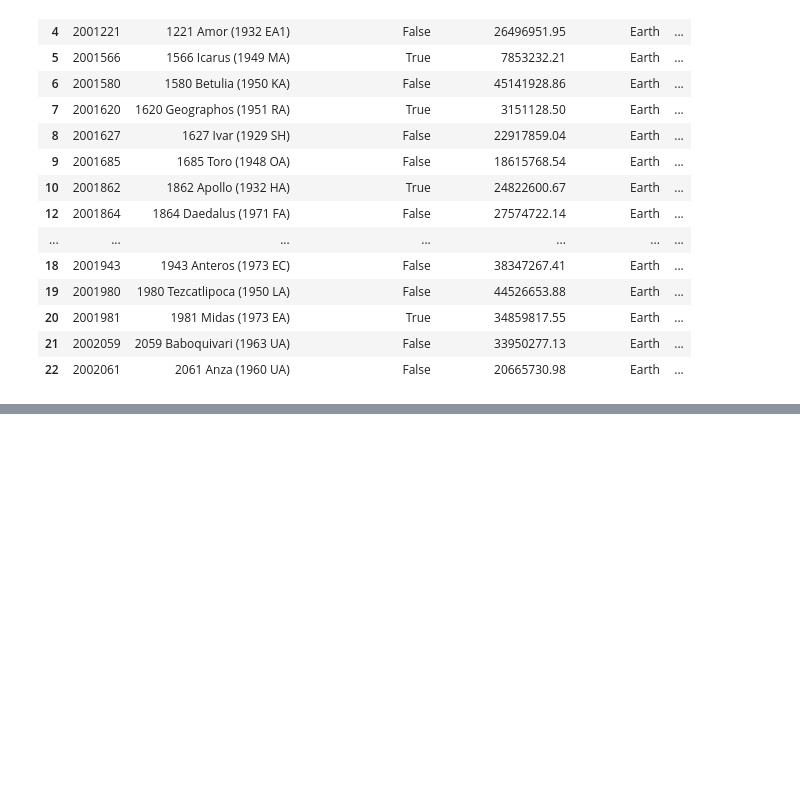
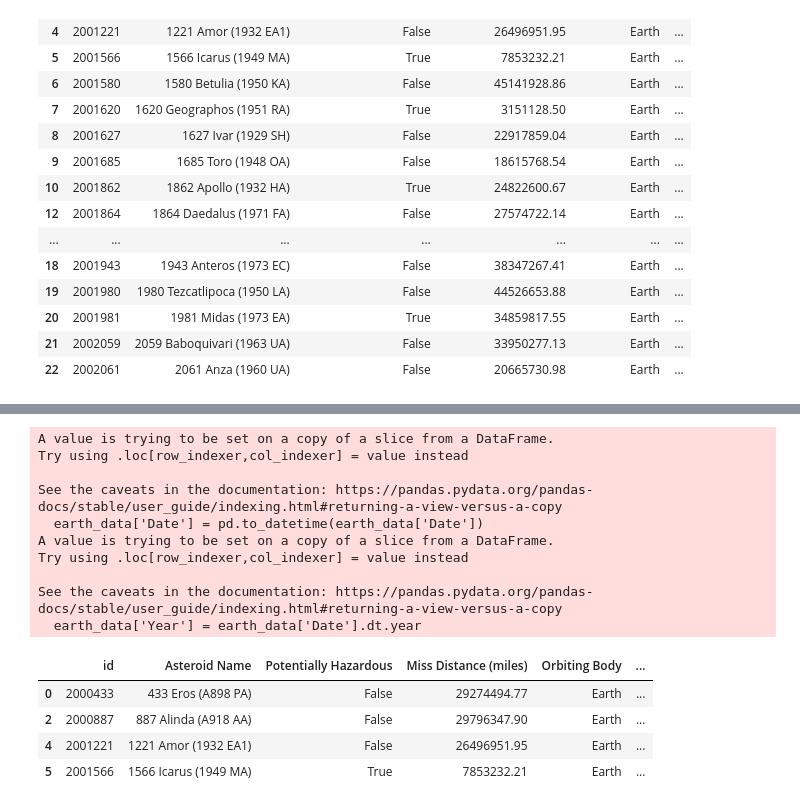
Before and after one commit to Bulaque/Team-2, a Jupyter notebook: Nasa_Analysis.ipynb, the cells around one changed output, grey strips where cells are left out. Cells and saved outputs as stored; diff of their text form; code cells hidden in the pictures; blank space fills up the shorter version.

```diff
--- a/Nasa_Analysis.ipynb
+++ b/Nasa_Analysis.ipynb
@@ -255,0 +256,20 @@ See the caveats in the documentation: https://pandas.pydata.org/pandas-docs/stab
+# %%
+earth_data['Date'] = pd.to_datetime(earth_data['Date'])
+earth_data['Year'] = earth_data['Date'].dt.year
+earth_data.head(4)
+# %% [output]
+A value is trying to be set on a copy of a slice from a DataFrame.
+Try using .loc[row_indexer,col_indexer] = value instead
+
+See the caveats in the documentation: https://pandas.pydata.org/pandas-docs/stable/user_guide/indexing.html#returning-a-view-versus-a-copy
+  earth_data['Date'] = pd.to_datetime(earth_data['Date'])
+A value is trying to be set on a copy of a slice from a DataFrame.
+Try using .loc[row_indexer,col_indexer] = value instead
+
+See the caveats in the documentation: https://pandas.pydata.org/pandas-docs/stable/user_guide/indexing.html#returning-a-view-versus-a-copy
+  earth_data['Year'] = earth_data['Date'].dt.year
+|  | id | Asteroid Name | Potentially Hazardous | Miss Distance (miles) | Orbiting Body | ... |
+| 0 | 2000433 | 433 Eros (A898 PA) | False | 29274494.77 | Earth | ... |
+| 2 | 2000887 | 887 Alinda (A918 AA) | False | 29796347.90 | Earth | ... |
+| 4 | 2001221 | 1221 Amor (1932 EA1) | False | 26496951.95 | Earth | ... |
+| 5 | 2001566 | 1566 Icarus (1949 MA) | True | 7853232.21 | Earth | ... |
```
Also changed, not shown: parts of 17 cells of this notebook.
